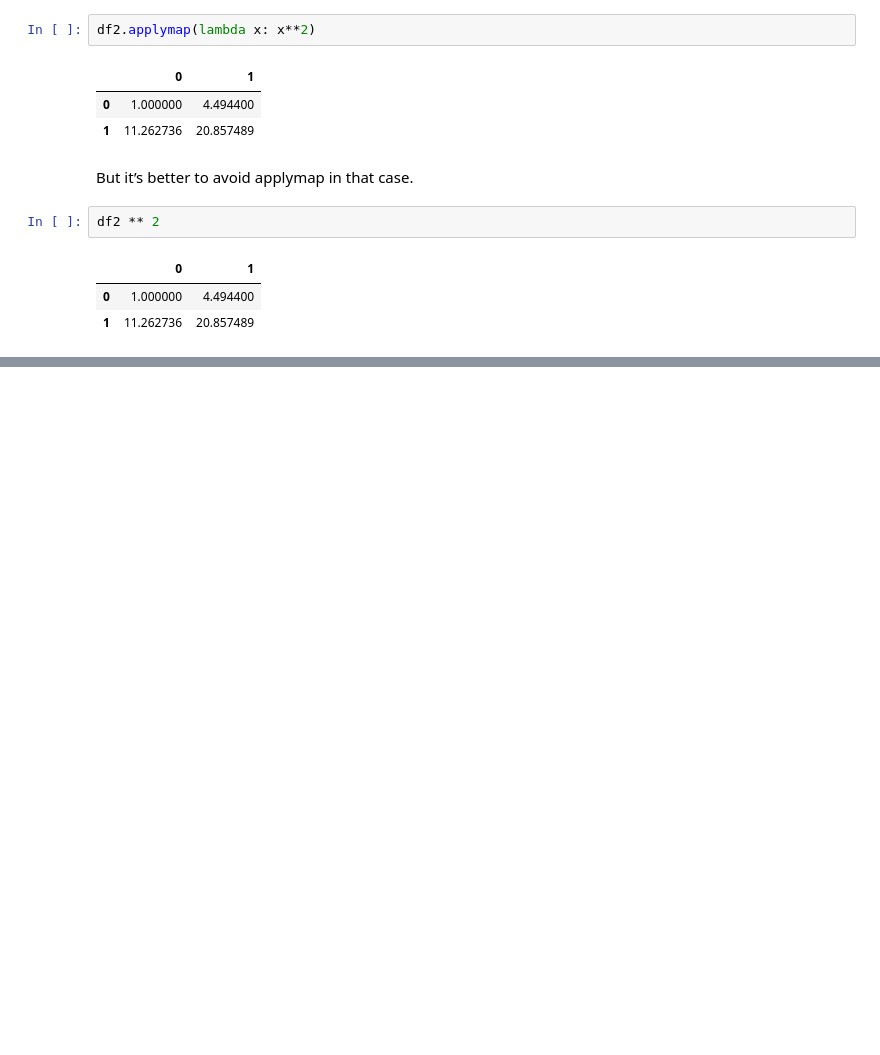
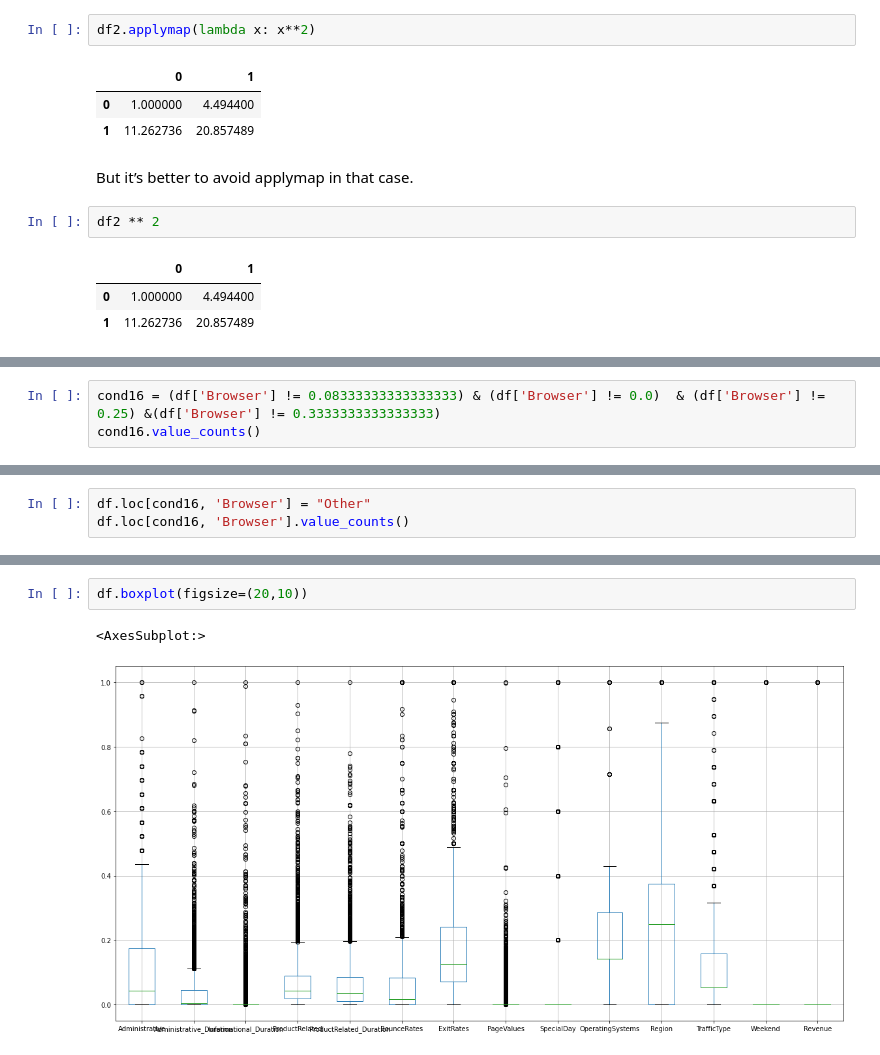
Before and after one commit to josingler/GDA, a Jupyter notebook: GDA_test_beispiele.ipynb, the cells around one changed output, grey strips where cells are left out. Saved outputs shown, nothing was run; the diff lists cells and outputs as text; blank space fills up the shorter version.

```diff
--- a/GDA_test_beispiele.ipynb
+++ b/GDA_test_beispiele.ipynb
@@ -778,0 +1308,3 @@ df2 ** 2
+# %%
+cond16 = (df['Browser'] != 0.08333333333333333) & (df['Browser'] != 0.0)  & (df['Browser'] != 0.25) &(df['Browser'] != 0.3333333333333333)
+cond16.value_counts()
@@ -778,0 +1364,3 @@ df2 ** 2
+# %%
+df.loc[cond16, 'Browser'] = "Other"
+df.loc[cond16, 'Browser'].value_counts()
@@ -778,0 +1642,5 @@ df2 ** 2
+# %%
+df.boxplot(figsize=(20,10))
+# %% [output]
+<AxesSubplot:>
+[figure, added]
```
Also changed, not shown: parts of 117 cells of this notebook.
